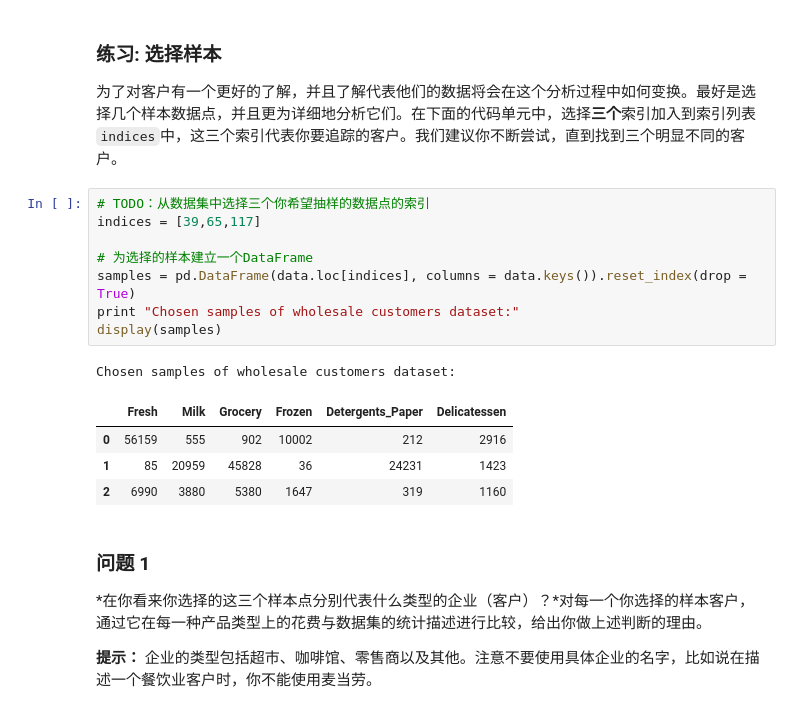
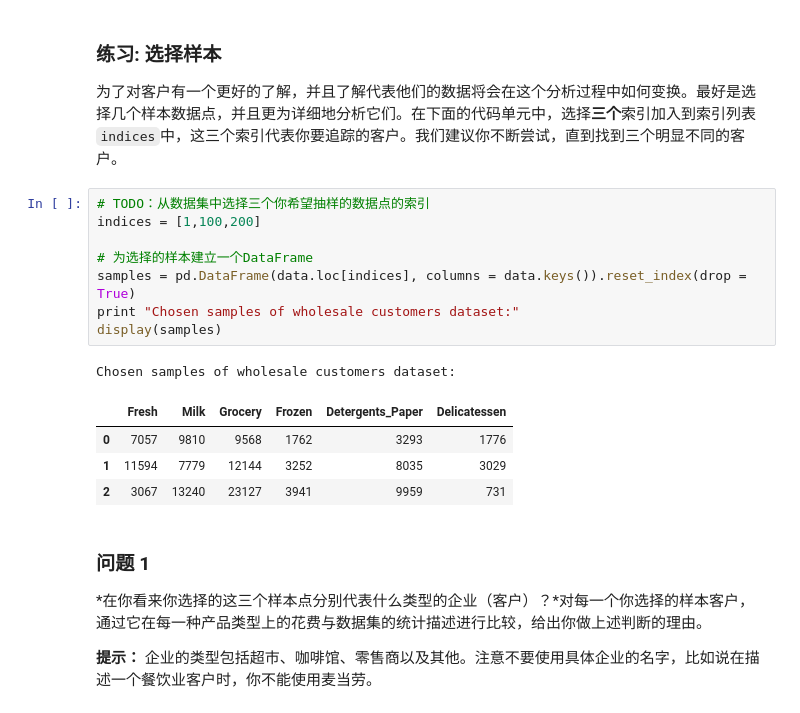
Before and after one commit to liyu10000/playboy, a Jupyter notebook: udacity/machine-learning/creating_customer_segments/customer_segments.ipynb, the cells around one changed output. Cells and saved outputs as stored; diff of their text form.

```diff
--- a/udacity/machine-learning/creating_customer_segments/customer_segments.ipynb
+++ b/udacity/machine-learning/creating_customer_segments/customer_segments.ipynb
@@ -63,18 +63,18 @@ display(data.describe())
 为了对客户有一个更好的了解，并且了解代表他们的数据将会在这个分析过程中如何变换。最好是选择几个样本数据点，并且更为详细地分析它们。在下面的代码单元中，选择**三个**索引加入到索引列表`indices`中，这三个索引代表你要追踪的客户。我们建议你不断尝试，直到找到三个明显不同的客户。
 # %%
 # TODO：从数据集中选择三个你希望抽样的数据点的索引
-indices = [39,65,117]
+indices = [1,100,200]
 
 # 为选择的样本建立一个DataFrame
 samples = pd.DataFrame(data.loc[indices], columns = data.keys()).reset_index(drop = True)
 print "Chosen samples of wholesale customers dataset:"
 display(samples)
 # %% [output]
 Chosen samples of wholesale customers dataset:
 |  | Fresh | Milk | Grocery | Frozen | Detergents_Paper | Delicatessen |
-| 0 | 56159 | 555 | 902 | 10002 | 212 | 2916 |
-| 1 | 85 | 20959 | 45828 | 36 | 24231 | 1423 |
-| 2 | 6990 | 3880 | 5380 | 1647 | 319 | 1160 |
+| 0 | 7057 | 9810 | 9568 | 1762 | 3293 | 1776 |
+| 1 | 11594 | 7779 | 12144 | 3252 | 8035 | 3029 |
+| 2 | 3067 | 13240 | 23127 | 3941 | 9959 | 731 |
 # %% [markdown]
 ### 问题 1
 *在你看来你选择的这三个样本点分别代表什么类型的企业（客户）？*对每一个你选择的样本客户，通过它在每一种产品类型上的花费与数据集的统计描述进行比较，给出你做上述判断的理由。
```
Also changed, not shown: parts of 22 cells of this notebook, 1 other file.
